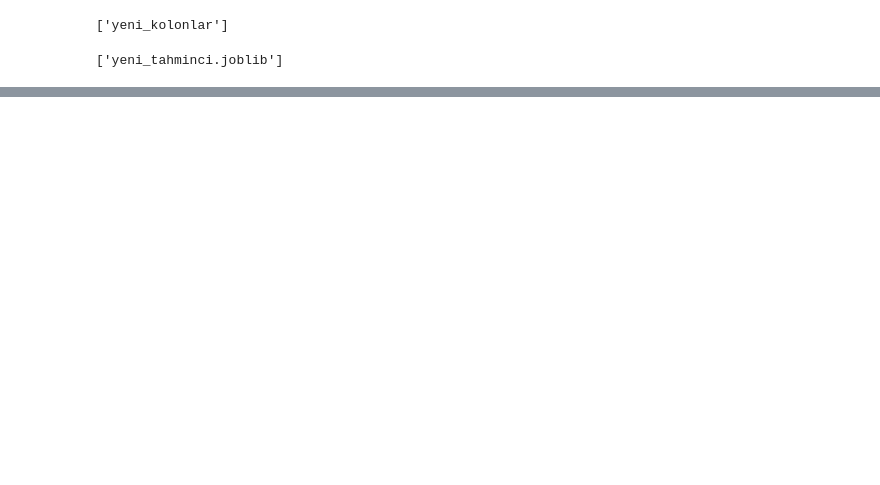
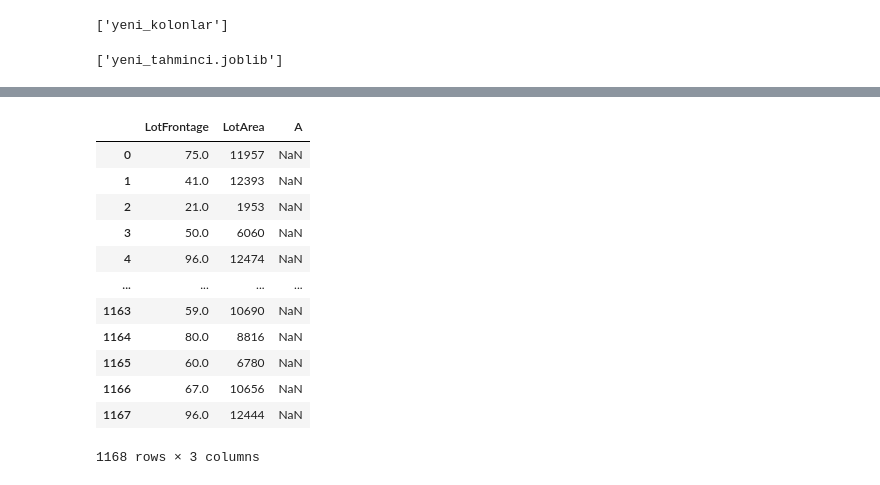
Before and after one commit to ycyusufcan/House-Price-Prediction, a Jupyter notebook: House_Price_Prediction.ipynb, the cells around one changed output, grey strips where cells are left out. Drawn from its saved outputs; the diff is of its cells as text; code cells hidden in the pictures; blank space fills up the shorter version.

```diff
--- a/House_Price_Prediction.ipynb
+++ b/House_Price_Prediction.ipynb
@@ -779,0 +804,16 @@ joblib.dump(lgm_reg, "yeni_tahminci.joblib")
+# %%
+X.reindex(["LotFrontage","LotArea", "A"], axis=1)
+# %% [output]
+|  | LotFrontage | LotArea | A |
+| 0 | 75.0 | 11957 | NaN |
+| 1 | 41.0 | 12393 | NaN |
+| 2 | 21.0 | 1953 | NaN |
+| 3 | 50.0 | 6060 | NaN |
+| 4 | 96.0 | 12474 | NaN |
+| ... | ... | ... | ... |
+| 1163 | 59.0 | 10690 | NaN |
+| 1164 | 80.0 | 8816 | NaN |
+| 1165 | 60.0 | 6780 | NaN |
+| 1166 | 67.0 | 10656 | NaN |
+| 1167 | 96.0 | 12444 | NaN |
+1168 rows × 3 columns
```
Also changed, not shown: parts of 30 cells of this notebook, 2 other files.
